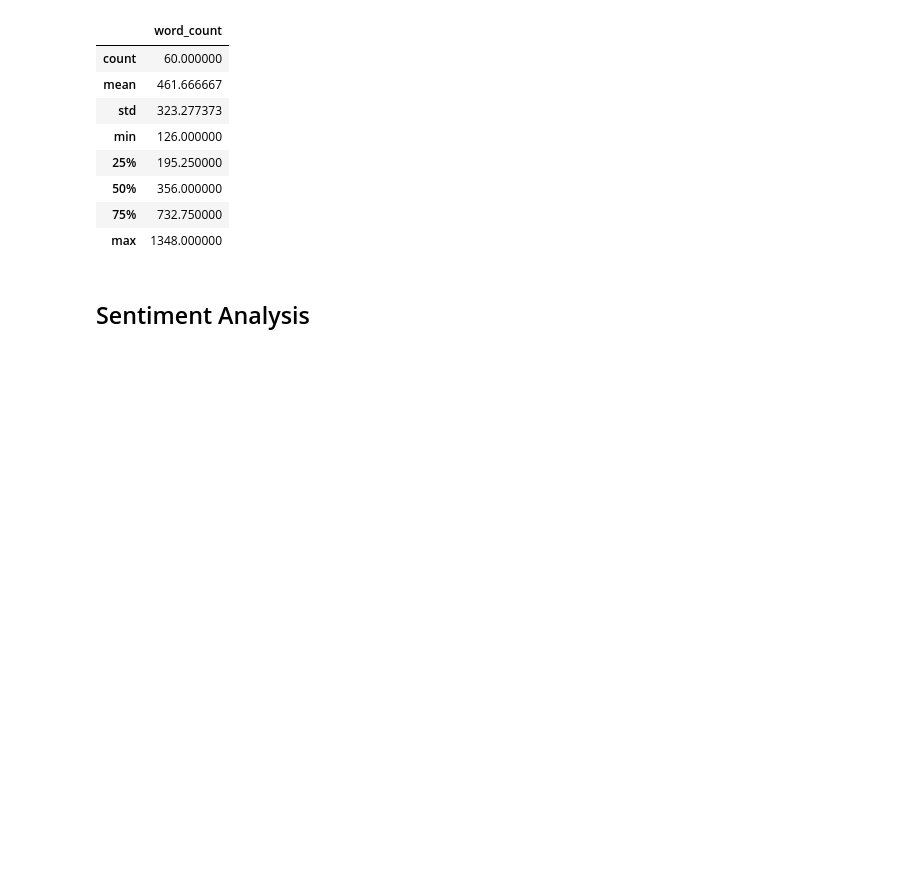
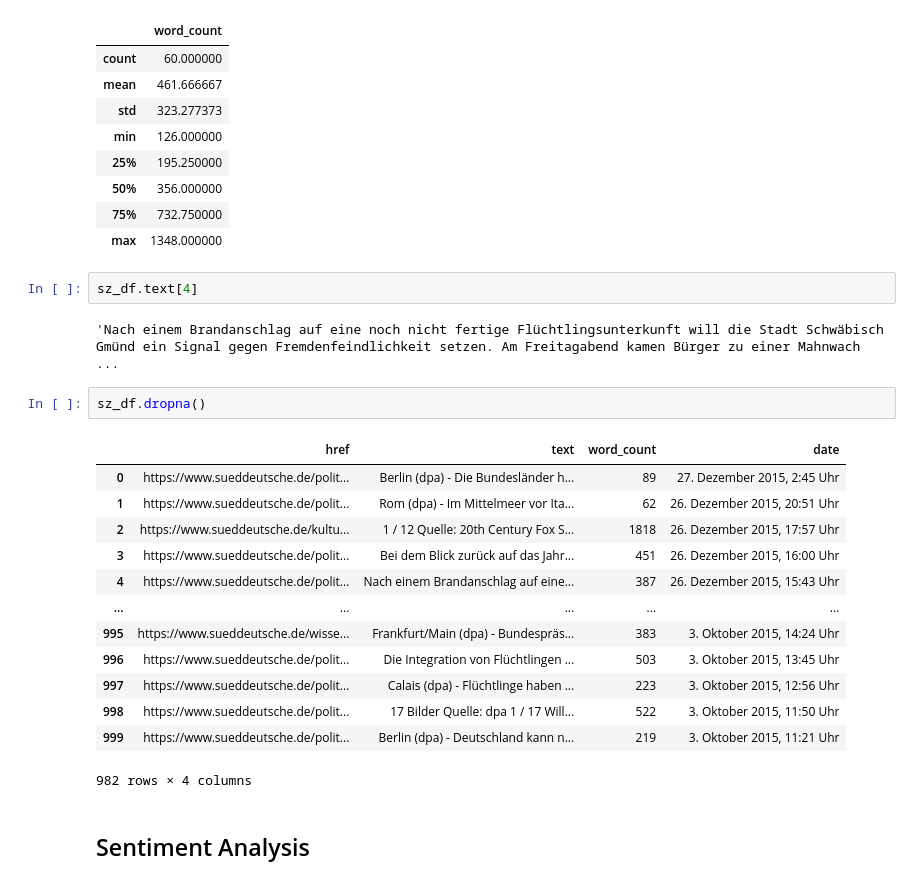
Before and after one commit to Data-Science-for-Linguists-2021/Fl-chtlingskrise-Sentiment-Analysis, a Jupyter notebook: Presentation.ipynb, the cells around one changed output. Drawn from its saved outputs; the diff is of its cells as text; blank space fills up the shorter version.

```diff
--- a/Presentation.ipynb
+++ b/Presentation.ipynb
@@ -190,6 +190,26 @@ jf_df.describe()
 | 50% | 356.000000 |
 | 75% | 732.750000 |
 | max | 1348.000000 |
+# %%
+sz_df.text[4]
+# %% [output]
+'Nach einem Brandanschlag auf eine noch nicht fertige Flüchtlingsunterkunft will die Stadt Schwäbisch Gmünd ein Signal gegen Fremdenfeindlichkeit setzen. Am Freitagabend kamen Bürger zu einer Mahnwach ...
+# %%
+sz_df.dropna()
+# %% [output]
+|  | href | text | word_count | date |
+| 0 | https://www.sueddeutsche.de/polit... | Berlin (dpa) - Die Bundesländer h... | 89 | 27. Dezember 2015, 2:45 Uhr |
+| 1 | https://www.sueddeutsche.de/polit... | Rom (dpa) - Im Mittelmeer vor Ita... | 62 | 26. Dezember 2015, 20:51 Uhr |
+| 2 | https://www.sueddeutsche.de/kultu... | 1 / 12 Quelle: 20th Century Fox S... | 1818 | 26. Dezember 2015, 17:57 Uhr |
+| 3 | https://www.sueddeutsche.de/polit... | Bei dem Blick zurück auf das Jahr... | 451 | 26. Dezember 2015, 16:00 Uhr |
+| 4 | https://www.sueddeutsche.de/polit... | Nach einem Brandanschlag auf eine... | 387 | 26. Dezember 2015, 15:43 Uhr |
+| ... | ... | ... | ... | ... |
+| 995 | https://www.sueddeutsche.de/wisse... | Frankfurt/Main (dpa) - Bundespräs... | 383 | 3. Oktober 2015, 14:24 Uhr |
+| 996 | https://www.sueddeutsche.de/polit... | Die Integration von Flüchtlingen ... | 503 | 3. Oktober 2015, 13:45 Uhr |
+| 997 | https://www.sueddeutsche.de/polit... | Calais (dpa) - Flüchtlinge haben ... | 223 | 3. Oktober 2015, 12:56 Uhr |
+| 998 | https://www.sueddeutsche.de/polit... | 17 Bilder Quelle: dpa 1 / 17 Will... | 522 | 3. Oktober 2015, 11:50 Uhr |
+| 999 | https://www.sueddeutsche.de/polit... | Berlin (dpa) - Deutschland kann n... | 219 | 3. Oktober 2015, 11:21 Uhr |
+982 rows × 4 columns
 # %% [markdown]
 ## Sentiment Analysis
 # %%
```
Also changed, not shown: parts of 18 cells of this notebook.
